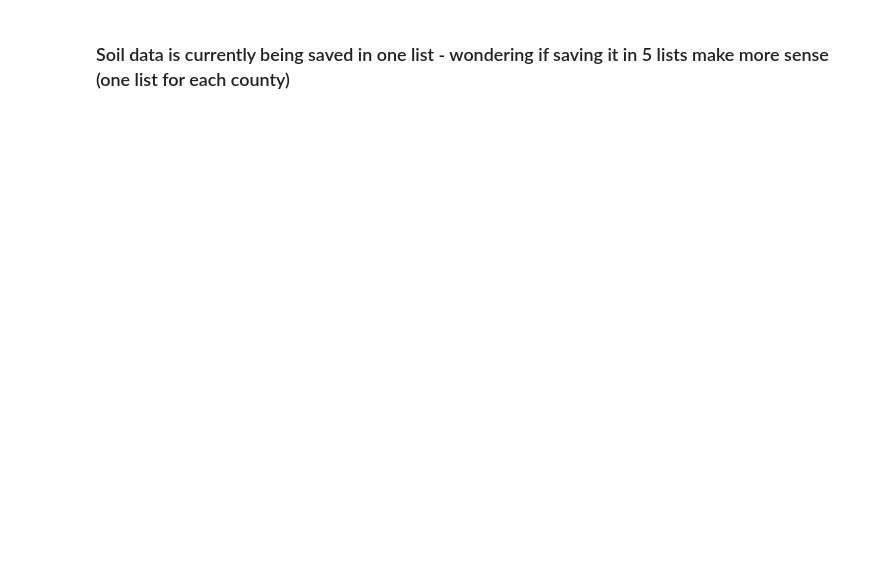
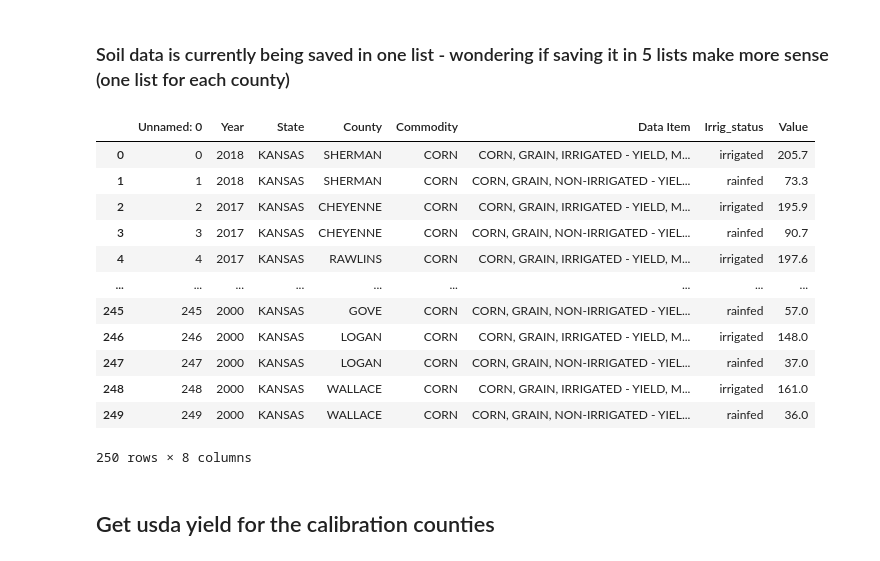
Before and after one commit to wndlovu/EGGS-Aquacrop, a Jupyter notebook: data_analysis_county/corn_calibration.ipynb, the cells around one changed output. Drawn from its saved outputs; the diff is of its cells as text; code cells hidden in the pictures; blank space fills up the shorter version.

```diff
--- a/data_analysis_county/corn_calibration.ipynb
+++ b/data_analysis_county/corn_calibration.ipynb
@@ -125,4 +126,6 @@ def soilCompart(soilList):
 # %%
 with open(wd + '/eggs/data/input_dict.pickle', 'rb') as input_data:
     input_dict = pickle.load(input_data)
+
+corn_yield = pd.read_csv(wd + '/eggs/data/CornYield_GMD4_WNdlovu_v1_20230117.csv')
 # %% [markdown]
@@ -145,3 +146,21 @@ soil = [sublist[1][2] for sublist in calibration]
 ### Soil data is currently being saved in one list - wondering if saving it in 5 lists make more sense (one list for each county)
 # %%
 soil_irrig = soilCompart(soil)
+# %%
+corn_yield
+# %% [output]
+|  | Unnamed: 0 | Year | State | County | Commodity | Data Item | Irrig_status | Value |
+| 0 | 0 | 2018 | KANSAS | SHERMAN | CORN | CORN, GRAIN, IRRIGATED - YIELD, M... | irrigated | 205.7 |
+| 1 | 1 | 2018 | KANSAS | SHERMAN | CORN | CORN, GRAIN, NON-IRRIGATED - YIEL... | rainfed | 73.3 |
+| 2 | 2 | 2017 | KANSAS | CHEYENNE | CORN | CORN, GRAIN, IRRIGATED - YIELD, M... | irrigated | 195.9 |
+| 3 | 3 | 2017 | KANSAS | CHEYENNE | CORN | CORN, GRAIN, NON-IRRIGATED - YIEL... | rainfed | 90.7 |
+| 4 | 4 | 2017 | KANSAS | RAWLINS | CORN | CORN, GRAIN, IRRIGATED - YIELD, M... | irrigated | 197.6 |
+| ... | ... | ... | ... | ... | ... | ... | ... | ... |
+| 245 | 245 | 2000 | KANSAS | GOVE | CORN | CORN, GRAIN, NON-IRRIGATED - YIEL... | rainfed | 57.0 |
+| 246 | 246 | 2000 | KANSAS | LOGAN | CORN | CORN, GRAIN, IRRIGATED - YIELD, M... | irrigated | 148.0 |
+| 247 | 247 | 2000 | KANSAS | LOGAN | CORN | CORN, GRAIN, NON-IRRIGATED - YIEL... | rainfed | 37.0 |
+| 248 | 248 | 2000 | KANSAS | WALLACE | CORN | CORN, GRAIN, IRRIGATED - YIELD, M... | irrigated | 161.0 |
+| 249 | 249 | 2000 | KANSAS | WALLACE | CORN | CORN, GRAIN, NON-IRRIGATED - YIEL... | rainfed | 36.0 |
+250 rows × 8 columns
+# %% [markdown]
+## Get usda yield for the calibration counties
```
Also changed, not shown: parts of 8 cells of this notebook, 3 other files.
